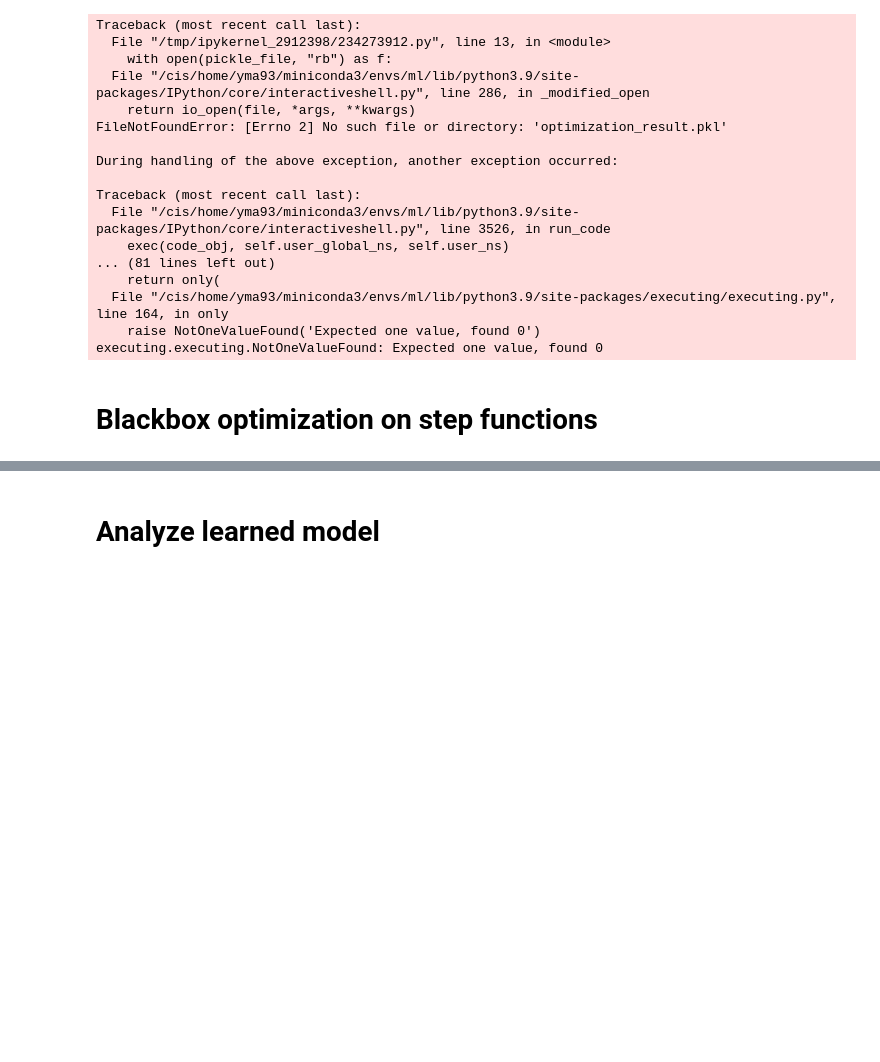
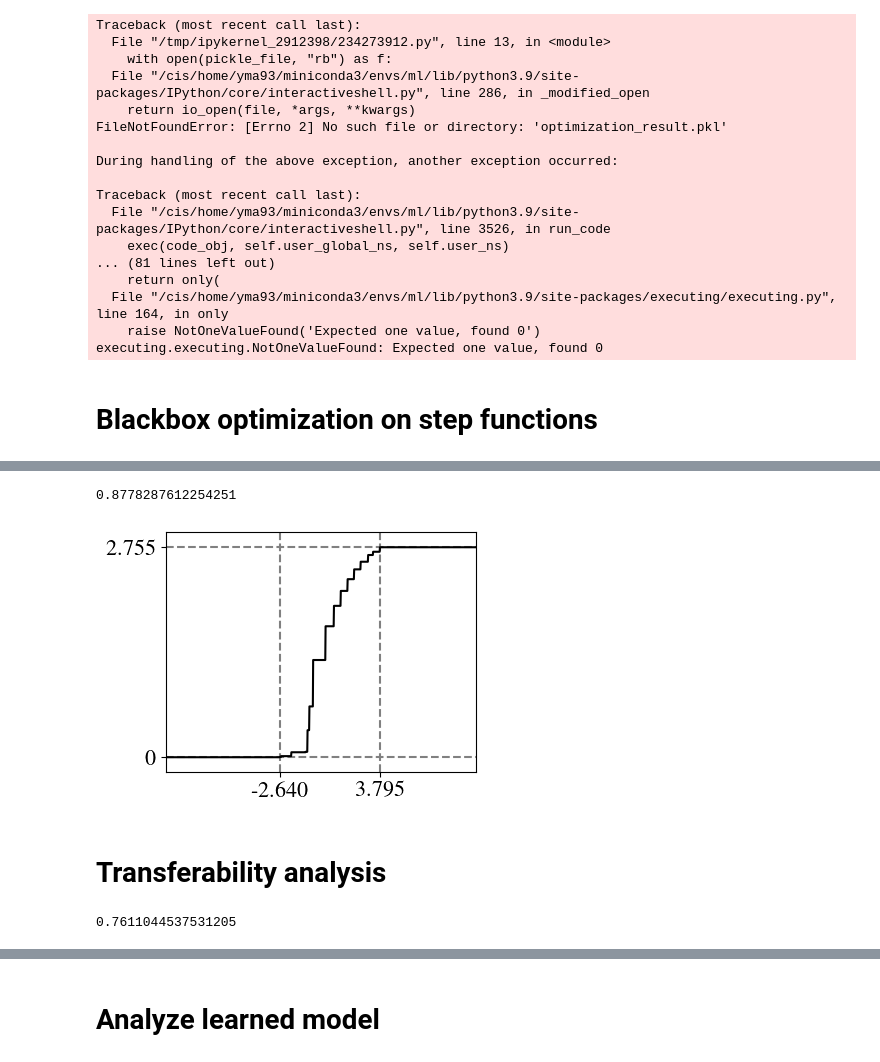
Before and after one commit to yuxinma98/NonlinearLaplacian, a Jupyter notebook: nonnegative_pca.ipynb, the cells around one changed output, grey strips where cells are left out. Drawn from its saved outputs; the diff is of its cells as text; code cells hidden in the pictures; blank space fills up the shorter version.

Commit message:
run nnpca optimization.

```diff
--- a/nonnegative_pca.ipynb
+++ b/nonnegative_pca.ipynb
@@ -185,0 +203,33 @@ plot_step_function(np.array(results[str(argmin_seed)][2].x), plot_dir / "step_fu
+# %%
+file = log_dir / "nnpca_optimization_result_NM_tanh.pkl"
+try:
+    with open(file, "rb") as f:
+        res = pickle.load(f)
+except FileNotFoundError:
+    bounds = (
+        [(None, None)] + [(0, None) for _ in range(1, n + 1)] + [(0, None) for _ in range(0, n + 1)]
+    )
+    res = spo.minimize(
+        lambda beta: c_for_step_function(beta, c_range=[0.5, 1.0], tol=1e-12, plot=False),
+        x0=beta0,
+        method="Nelder-Mead",
+        bounds=bounds,
+    )
+    with open(file, "wb") as f:
+        pickle.dump(res, f)
+print(res.fun)
+plot_step_function(res.x, plot_dir / "nnpca_step_function_NM_tanh.pdf")
+# %% [output]
+0.8778287612254251
+[figure, added]
+# %% [markdown]
+# Transferability analysis
+# %%
+# Use sigma learned from NNPCA, apply to Planted Submatrix
+from theoretical_analysis.planted_submatrix_analysis import (
+    c_for_step_function as c_for_step_function_planted_submatrix,
+)
+
+print(c_for_step_function_planted_submatrix(res.x, c_range=[0.5, 1.5], plot=False))
+# %% [output]
+0.7611044537531205
```
Also changed, not shown: parts of 5 cells of this notebook, 7 other files.
